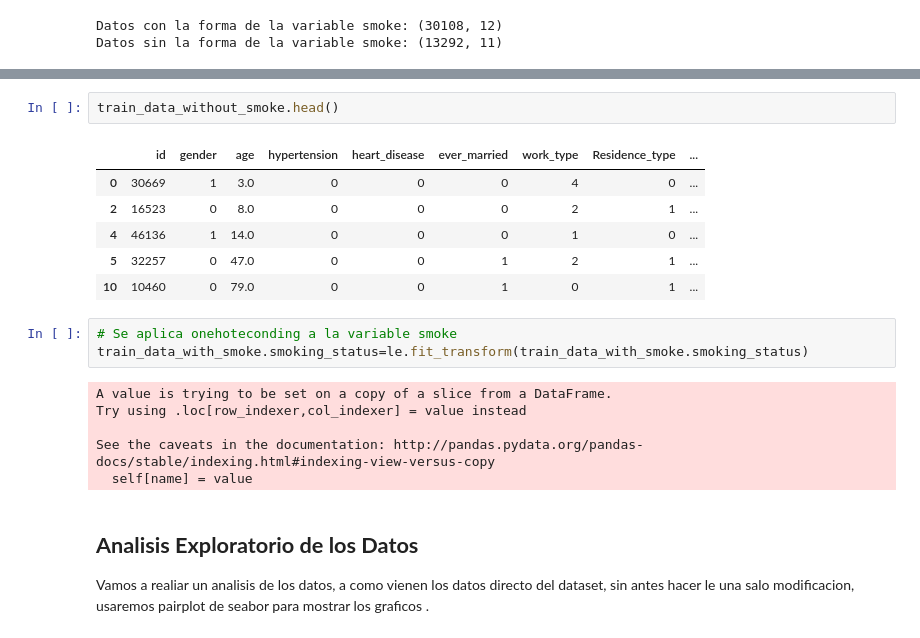
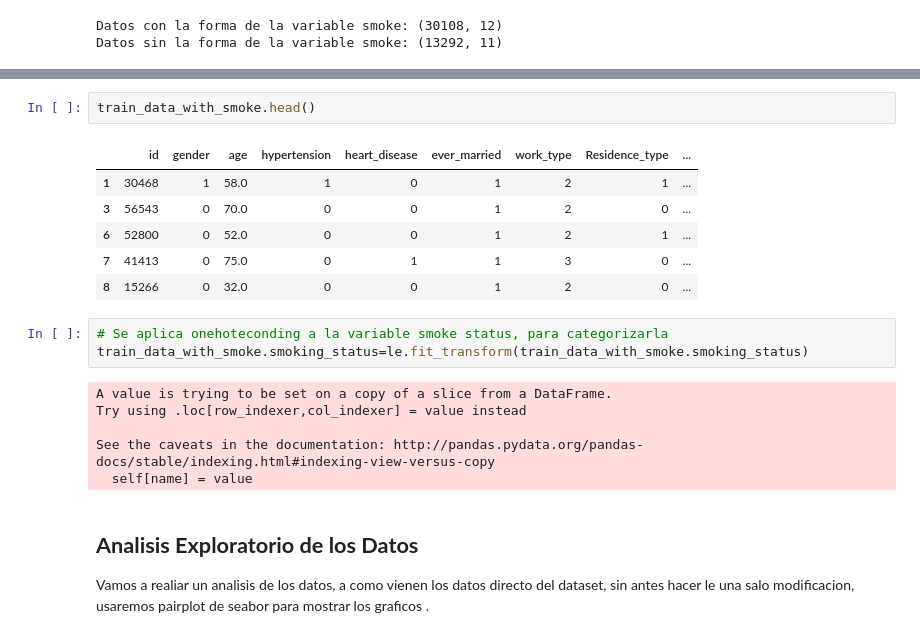
Before and after one commit to jpablofdez/DataScience, a Jupyter notebook: ProjectoFinal.ipynb, the cells around one changed output, grey strips where cells are left out. Cells and saved outputs as stored; diff of their text form.

```diff
--- a/ProjectoFinal.ipynb
+++ b/ProjectoFinal.ipynb
@@ -315,14 +337,14 @@ Datos sin la forma de la variable smoke: (13292, 11)
 # %%
-train_data_without_smoke.head()
+train_data_with_smoke.head()
 # %% [output]
 |  | id | gender | age | hypertension | heart_disease | ever_married | work_type | Residence_type | ... |
-| 0 | 30669 | 1 | 3.0 | 0 | 0 | 0 | 4 | 0 | ... |
-| 2 | 16523 | 0 | 8.0 | 0 | 0 | 0 | 2 | 1 | ... |
-| 4 | 46136 | 1 | 14.0 | 0 | 0 | 0 | 1 | 0 | ... |
-| 5 | 32257 | 0 | 47.0 | 0 | 0 | 1 | 2 | 1 | ... |
-| 10 | 10460 | 0 | 79.0 | 0 | 0 | 1 | 0 | 1 | ... |
+| 1 | 30468 | 1 | 58.0 | 1 | 0 | 1 | 2 | 1 | ... |
+| 3 | 56543 | 0 | 70.0 | 0 | 0 | 1 | 2 | 0 | ... |
+| 6 | 52800 | 0 | 52.0 | 0 | 0 | 1 | 2 | 1 | ... |
+| 7 | 41413 | 0 | 75.0 | 0 | 1 | 1 | 3 | 0 | ... |
+| 8 | 15266 | 0 | 32.0 | 0 | 0 | 1 | 2 | 0 | ... |
 # %%
-# Se aplica onehoteconding a la variable smoke
+# Se aplica onehoteconding a la variable smoke status, para categorizarla
 train_data_with_smoke.smoking_status=le.fit_transform(train_data_with_smoke.smoking_status)
 # %% [output]
 A value is trying to be set on a copy of a slice from a DataFrame.
```
Also changed, not shown: parts of 95 cells of this notebook.
